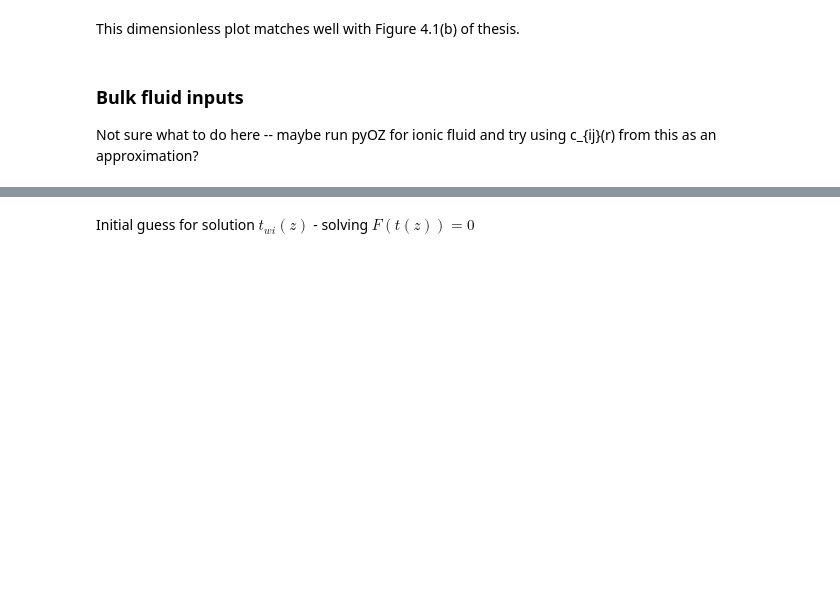
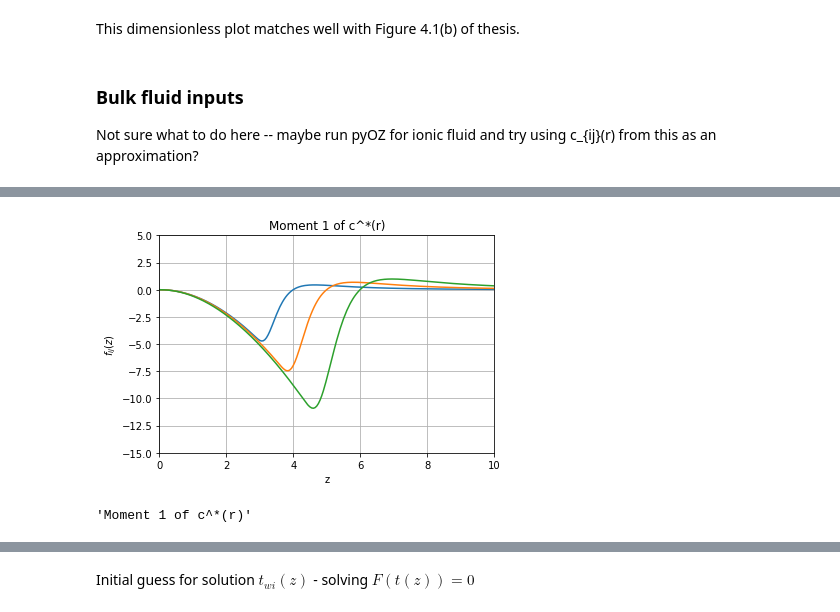
Before and after one commit to Mjboothaus/PhD-Thesis, a Jupyter notebook: notebooks/singlet_kcl.ipynb, the cells around one changed output, grey strips where cells are left out. Cells and saved outputs as stored; diff of their text form; code cells hidden in the pictures; blank space fills up the shorter version.

```diff
--- a/notebooks/singlet_kcl.ipynb
+++ b/notebooks/singlet_kcl.ipynb
@@ -268,7 +301,7 @@ c_short = np.zeros((n_point, n_pair))
 # %%
 # for now assume c*(r) = c(r)
 
-c_short = cr.to_numpy(dtype=np.float64)
+c_short = cr
 # %%
 charge_pair = np.array([1, -1, 1]) * elementary_charge
 # %%
@@ -313,7 +369,10 @@ def int_z_infty_dr_r2_c_short(c_short, z):
 # %%
 f1 = int_z_infty_dr_r_c_short(c_short, z)
 # %%
-make_simple_plot(z, f1, "z", "$f_{ij}(z)$", "Moment 1 of c^*(r)", yliml=[-10, 10])
+make_simple_plot(z, f1, "z", "$f_{ij}(z)$", "Moment 1 of c^*(r)", yliml=[-15, 5])
+# %% [output]
+[figure, added]
+'Moment 1 of c^*(r)'
 # %%
 f2 = int_z_infty_dr_r2_c_short(c_short, z)
 # %%
```
Also changed, not shown: parts of 33 cells of this notebook.
